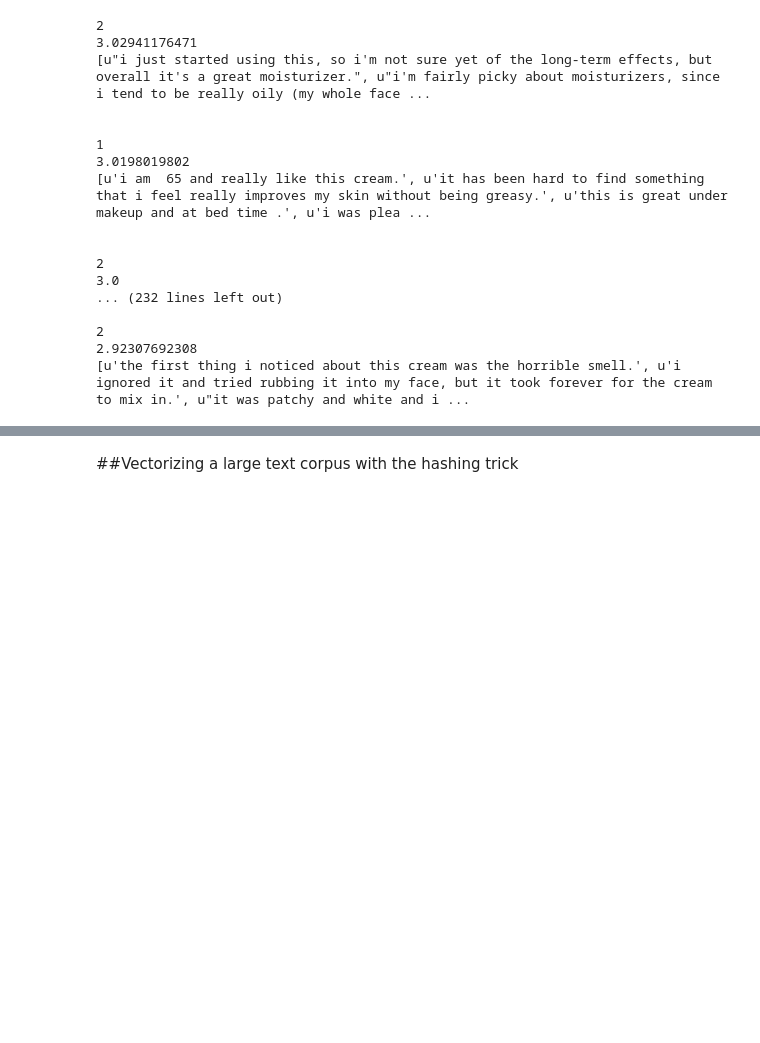
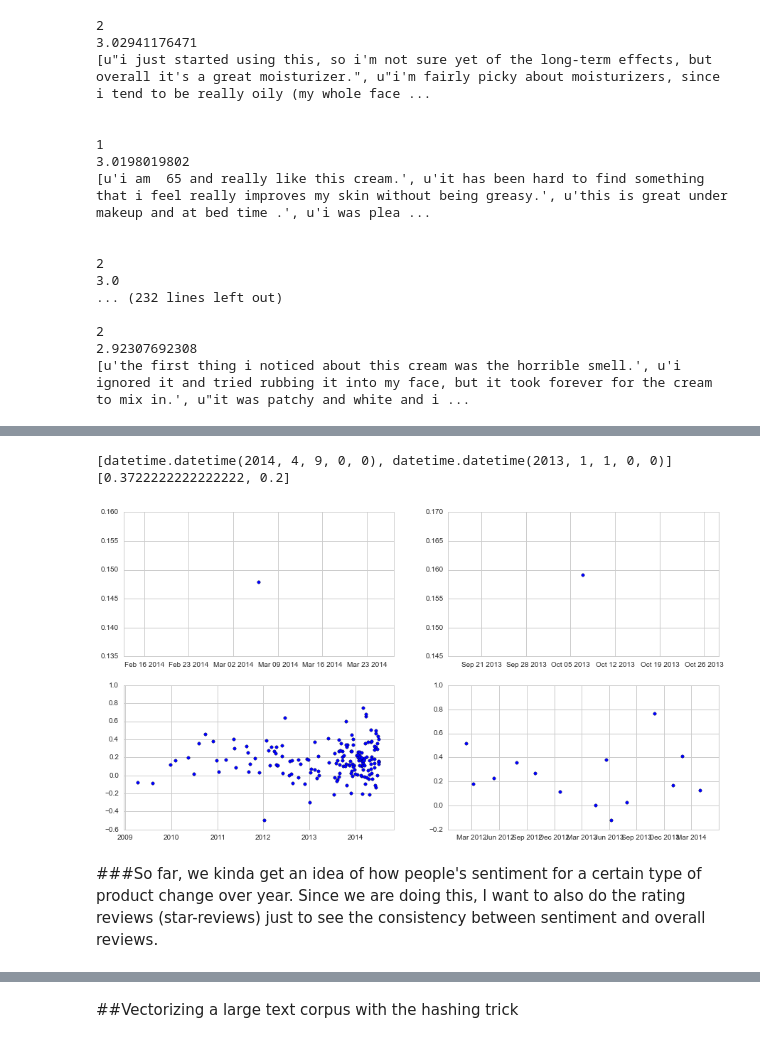
Before and after one commit to chao1981/Beauty-Product-Recommendation-Engine, a Jupyter notebook: Kojak.ipynb, the cells around one changed output, grey strips where cells are left out. Saved outputs shown, nothing was run; the diff lists cells and outputs as text; code cells hidden in the pictures; blank space fills up the shorter version.

Commit message:
Kojak with sentiment

```diff
--- a/Kojak.ipynb
+++ b/Kojak.ipynb
@@ -329,0 +366,13 @@ Sentiment(polarity=0.17395833333333335, subjectivity=0.5253540305010894)
+# %%
+#For nice plot, set seaborn
+sns.set_style("whitegrid")
+sns.set_palette("deep", desat=.8)
+sns.set_context(rc={"figure.figsize": (15, 8)})
+# %%
+X = [a['Reviews'][i][0] for i in xrange(len(a['Reviews'][0]))]
+y = [a['Reviews'][i][1] for i in xrange(len(a['Reviews'][0]))]
+print X
+print y
+# %% [output]
+[datetime.datetime(2014, 4, 9, 0, 0), datetime.datetime(2013, 1, 1, 0, 0)]
+[0.3722222222222222, 0.2]
@@ -329,0 +390,6 @@ Sentiment(polarity=0.17395833333333335, subjectivity=0.5253540305010894)
+# %%
+reviews_sentiments_comparision_plot(40)
+# %% [output]
+[figure, added]
+# %% [markdown]
+###So far, we kinda get an idea of how people's sentiment for a certain type of product change over year. Since we are doing this, I want to also do the rating reviews (star-reviews) just to see the consistency between sentiment and overall reviews.
```
Also changed, not shown: parts of 14 cells of this notebook, 1 other file.
